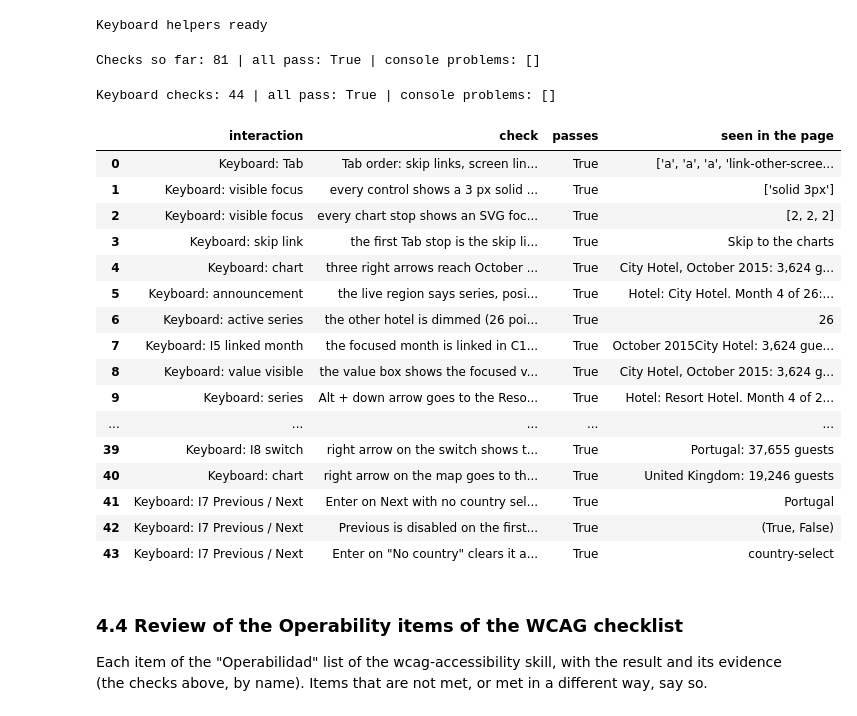
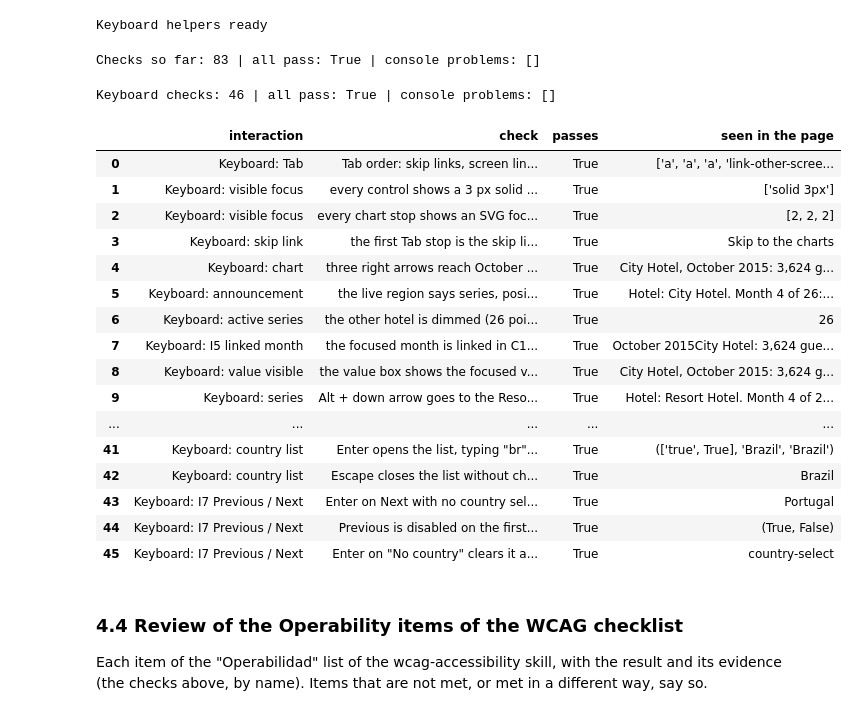
Before and after one commit to oromerlo8-ub/Infovis2627-Group3, a Jupyter notebook: Delivery 1/Delivery 1 refining/Part 6 - Implementation and Delivery/code/browser_checks.ipynb, the cells around one changed output. Saved outputs shown, nothing was run; the diff lists cells and outputs as text; code cells hidden in the pictures.

```diff
--- a/Delivery 1/Delivery 1 refining/Part 6 - Implementation and Delivery/code/browser_checks.ipynb
+++ b/Delivery 1/Delivery 1 refining/Part 6 - Implementation and Delivery/code/browser_checks.ipynb
@@ -271,7 +272,8 @@ READ_PAGE = """() => {
         kpis: Object.fromEntries([...document.querySelectorAll('.kpi')].map(k => [k.querySelector('dt').textContent, k.querySelector('.kpi-value').textContent])),
         link: document.getElementById('link-other-screen').getAttribute('href'),
         month: text('month-details'), country: text('country-details'),
-        selected: document.getElementById('country-select') ? document.getElementById('country-select').value : null,
+        selected: document.getElementById('country-select') ? document.getElementById('country-select').getAttribute('data-value') : null,
+        no_bubble_marks: [...document.querySelectorAll('#country-listbox [data-no-bubble="true"]')].map(o => o.getAttribute('data-value')),
         points: Object.fromEntries(['c1', 'c2', 'c3', 'c4', 'c9', 'c7', 'c8', 'c5'].filter(c => document.querySelector('#' + c + ' svg')).map(c => [c, marks(c).length])),
         visible_rules: Object.fromEntries(['c1', 'c3'].filter(c => document.getElementById(c)).map(
             c => [c, [...document.querySelectorAll('#' + c + ' .mark-rule.role-mark line')].filter(l => l.getAttribute('opacity') !== '0').length])),
@@ -318,6 +320,17 @@ async def mark_centre(page, chart, label_start):
     box = await page.locator(f'#{chart} .role-mark [aria-label^="{label_start}"]').first.bounding_box()
     return box['x'] + box['width'] / 2, box['y'] + box['height'] / 2
 
+async def choose_country(page, name):
+    """Open the custom country list with a click and click the country (as a mouse user would)."""
+    await page.click('#country-select')
+    await page.click(f'#country-listbox [role="option"][data-value="{name}"]')
+
+def expected_no_bubble(hotel, year):
+    """Countries of the list that C9 does not draw for the filters: fewer than 20 stays in at least one month (Other has no point)."""
+    rows = country_season_table[(country_season_table['hotel_filter'] == hotel) & (country_season_table['year_filter'] == str(year))]
+    every_month = set(rows.loc[rows['all_months'].astype(str) == 'True', 'country_group'])
+    return sorted(set(country_medians['country_group']) - every_month - {'Other'})
+
 async def click_mark(page, chart, label_start):
     x, y = await mark_centre(page, chart, label_start)
     await page.mouse.click(x, y)
@@ -464,7 +477,9 @@ async with async_playwright() as playwright:
     seen = await page.evaluate(READ_PAGE)
     check('I7 Select a country', 'a click on the Germany box clears it again', seen['selected'] == '', seen['selected'])
 
-    await page.select_option('#country-select', 'Brazil'); await settle(page, 1500)
+    check('I7 Select a country', 'the country list marks with a point every country without 20 stays in every month (no bubble), and not Other',
+          sorted(seen['no_bubble_marks']) == expected_no_bubble('Both', 'All'), f"{len(seen['no_bubble_marks'])} marked")
+    await choose_country(page, 'Brazil'); await settle(page, 1500)
     seen = await page.evaluate(READ_PAGE)
     brazil = medians_row('Both', 'All', 'Brazil')
     check('I7 Select a country', 'Brazil, chosen in the list (outside the top 10), is added at the top of C4 and C7 and as an 11th bubble',
@@ -550,6 +565,9 @@ async with async_playwright() as playwright:
           seen['kpis']['Countries of origin'])
     await page.select_option('#year', '2015'); await settle(page, 1200)
     slider = await page.evaluate("() => [document.getElementById('frame-month').min, document.getElementById('frame-month').max]")
+    seen = await page.evaluate(READ_PAGE)
+    check('I7 Select a country', 'the points of the country list follow the filters (Resort Hotel, 2015)',
+          sorted(seen['no_bubble_marks']) == expected_no_bubble('Resort Hotel', 2015), f"{len(seen['no_bubble_marks'])} marked")
     check('I2 Year filter', 'with 2015 (July to December only) the month slider of C9 runs from 7 to 12', slider == ['7', '12'], slider)
     detail_problems = list(problems)
     await context.close()
@@ -714,7 +732,7 @@ async with async_playwright() as playwright:
     await browser.close()
 print(f'Checks so far: {len(checks)} | all pass: {all(c["passes"] for c in checks)} | console problems: {main_keyboard_problems}')
 # %% [output]
-Checks so far: 81 | all pass: True | console problems: []
+Checks so far: 83 | all pass: True | console problems: []
 # %%
 # ── Detail screen with the keyboard only ─────────────────────────────────────
 async with async_playwright() as playwright:
@@ -771,39 +789,54 @@ async with async_playwright() as playwright:
     focus = await press(page, 'ArrowRight')
     check('Keyboard: chart', 'right arrow on the map goes to the second country by guests (United Kingdom)', focus['label'].startswith('United Kingdom:'), focus['label'])
 
+    # The custom country list with the keyboard (WAI-ARIA select-only combobox)
+    await page.focus('#country-select'); await press(page, 'Enter', wait=300)
+    opened = await page.evaluate("() => [document.getElementById('country-select').getAttribute('aria-expanded'), !!document.getElementById('country-select').getAttribute('aria-activedescendant')]")
+    await page.keyboard.type('br'); await page.wait_for_timeout(200)
+    active = await page.evaluate("() => (document.querySelector('#country-listbox [role=\"option\"].active') || {}).getAttribute ? document.querySelector('#country-listbox [role=\"option\"].active').getAttribute('data-value') : ''")
+    focus = await press(page, 'Enter', wait=1200)
+    seen = await page.evaluate(READ_PAGE)
+    check('Keyboard: country list', 'Enter opens the list, typing "br" goes to Brazil, Enter chooses it and the focus stays on the list',
+          opened == ['true', True] and active == 'Brazil' and seen['selected'] == 'Brazil' and focus['id'] == 'country-select', (opened, active, seen['selected']))
+    await press(page, 'ArrowDown', 'ArrowDown', 'Escape', wait=400)
+    seen = await page.evaluate(READ_PAGE)
+    check('Keyboard: country list', 'Escape closes the list without changing the country', seen['selected'] == 'Brazil'
+          and await page.get_attribute('#country-select', 'aria-expanded') == 'false', seen['selected'])
+    await page.focus('#no-country'); await press(page, 'Enter', wait=1200)
+
     # Previous / Next and No country with the keyboard
     await page.focus('#next-country'); await press(page, 'Enter', wait=1200)
     seen = await page.evaluate(READ_PAGE)
     check('Keyboard: I7 Previous / Next', 'Enter on Next with no country selected selects the first country (Portugal)', seen['selected'] == 'Portugal', seen['selected'])
     check('Keyboard: I7 Previous / Next', 'Previous is disabled on the first country, Next is not', seen['previous_disabled'] and not seen['next_disabled'], (seen['previous_disabled'], seen['next_disabled']))
     await page.focus('#no-country'); focus = await press(page, 'Enter', wait=1200)
     check('Keyboard: I7 Previous / Next', 'Enter on "No country" clears it and the focus moves to the list, not lost', focus['id'] == 'country-select', focus['id'])
     detail_keyboard_problems = list(problems)
     await context.close()
     await browser.close()
 
 keyboard_checks = pd.DataFrame([c for c in checks if c['interaction'].startswith(('Keyboard', 'Reduced'))])
 print(f'Keyboard checks: {len(keyboard_checks)} | all pass: {keyboard_checks["passes"].all()} | console problems: {detail_keyboard_problems}')
 keyboard_checks
 # %% [output]
-Keyboard checks: 44 | all pass: True | console problems: []
+Keyboard checks: 46 | all pass: True | console problems: []
 |  | interaction | check | passes | seen in the page |
 | 0 | Keyboard: Tab | Tab order: skip links, screen lin... | True | ['a', 'a', 'a', 'link-other-scree... |
 | 1 | Keyboard: visible focus | every control shows a 3 px solid ... | True | ['solid 3px'] |
 | 2 | Keyboard: visible focus | every chart stop shows an SVG foc... | True | [2, 2, 2] |
 | 3 | Keyboard: skip link | the first Tab stop is the skip li... | True | Skip to the charts |
 | 4 | Keyboard: chart | three right arrows reach October ... | True | City Hotel, October 2015: 3,624 g... |
 | 5 | Keyboard: announcement | the live region says series, posi... | True | Hotel: City Hotel. Month 4 of 26:... |
 | 6 | Keyboard: active series | the other hotel is dimmed (26 poi... | True | 26 |
 | 7 | Keyboard: I5 linked month | the focused month is linked in C1... | True | October 2015City Hotel: 3,624 gue... |
 | 8 | Keyboard: value visible | the value box shows the focused v... | True | City Hotel, October 2015: 3,624 g... |
 | 9 | Keyboard: series | Alt + down arrow goes to the Reso... | True | Hotel: Resort Hotel. Month 4 of 2... |
 | ... | ... | ... | ... | ... |
-| 39 | Keyboard: I8 switch | right arrow on the switch shows t... | True | Portugal: 37,655 guests |
-| 40 | Keyboard: chart | right arrow on the map goes to th... | True | United Kingdom: 19,246 guests |
-| 41 | Keyboard: I7 Previous / Next | Enter on Next with no country sel... | True | Portugal |
-| 42 | Keyboard: I7 Previous / Next | Previous is disabled on the first... | True | (True, False) |
-| 43 | Keyboard: I7 Previous / Next | Enter on "No country" clears it a... | True | country-select |
+| 41 | Keyboard: country list | Enter opens the list, typing "br"... | True | (['true', True], 'Brazil', 'Brazil') |
+| 42 | Keyboard: country list | Escape closes the list without ch... | True | Brazil |
+| 43 | Keyboard: I7 Previous / Next | Enter on Next with no country sel... | True | Portugal |
+| 44 | Keyboard: I7 Previous / Next | Previous is disabled on the first... | True | (True, False) |
+| 45 | Keyboard: I7 Previous / Next | Enter on "No country" clears it a... | True | country-select |
 # %% [markdown]
 ### 4.4 Review of the Operability items of the WCAG checklist
 
```
Also changed, not shown: parts of 9 cells of this notebook, 45 other files.
